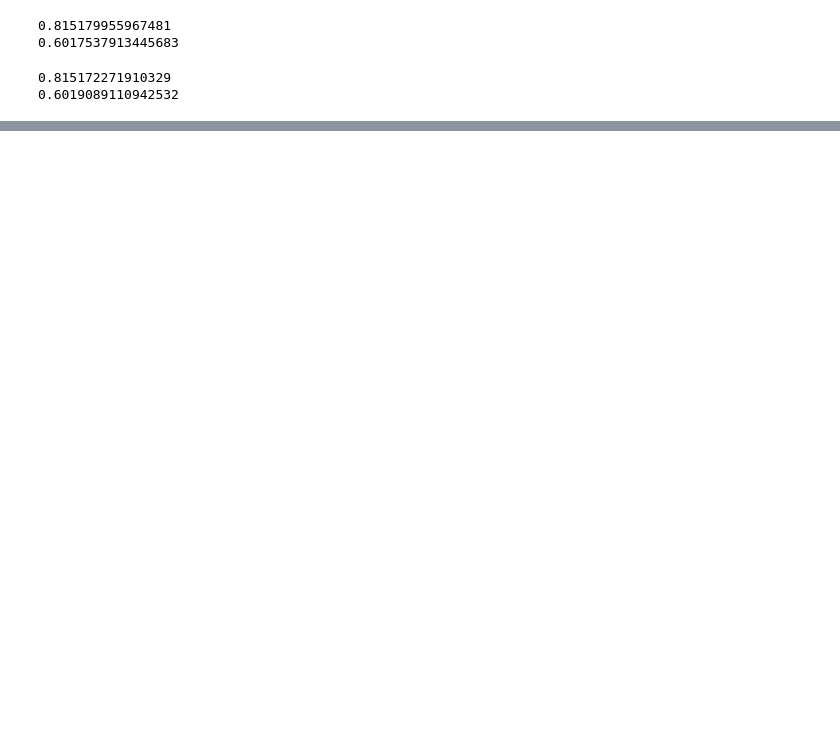
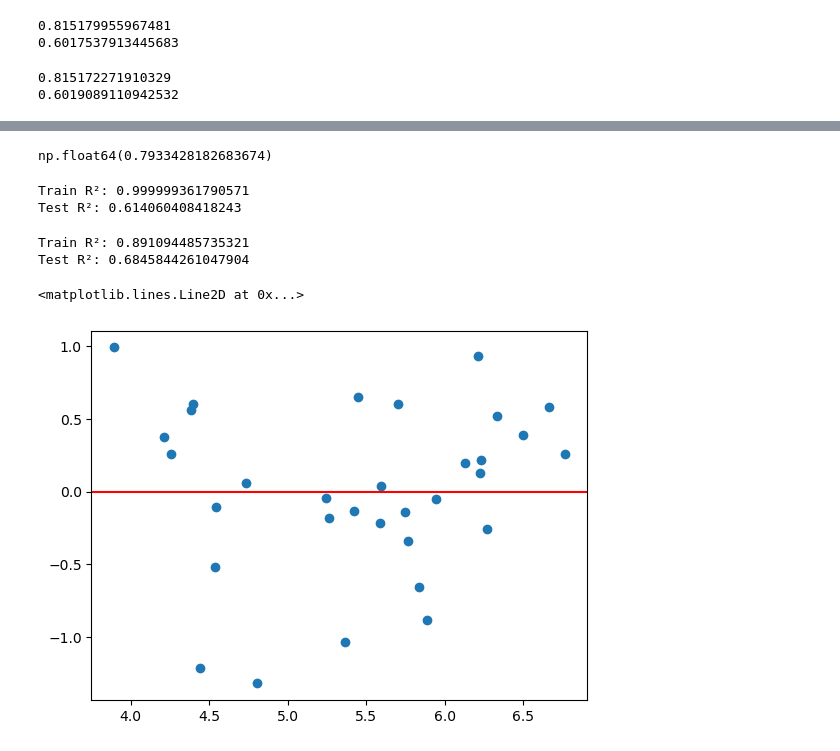
Before and after one commit to arata-katagiri/ds_projects, a Jupyter notebook: world_happiness/world_happiness.ipynb, the cells around one changed output, grey strips where cells are left out. Drawn from its saved outputs; the diff is of its cells as text; code cells hidden in the pictures; blank space fills up the shorter version.

```diff
--- a/world_happiness/world_happiness.ipynb
+++ b/world_happiness/world_happiness.ipynb
@@ -193,0 +211,8 @@ Test R²: 0.636062562371389
+# %%
+from sklearn.model_selection import cross_val_score
+
+best_model = grid.best_estimator_
+
+cross_val_score(best_model, X_train_scaled, y_train, cv=5).mean()
+# %% [output]
+np.float64(0.7933428182683674)
@@ -193,0 +221,37 @@ Test R²: 0.636062562371389
+# %%
+xgb = XGBRegressor()
+
+xgb.fit(X_train_scaled, y_train)
+
+y_pred = xgb.predict(X_test_scaled)
+y_train_pred = xgb.predict(X_train_scaled)
+print("Train R²:", r2_score(y_train, y_train_pred))
+print("Test R²:", r2_score(y_test, y_pred))
+# %% [output]
+Train R²: 0.999999361790571
+Test R²: 0.614060408418243
+# %%
+xgb = XGBRegressor(
+    max_depth=1,
+    n_estimators=300,
+    learning_rate=0.02,
+    subsample=0.8
+)
+# %%
+xgb.fit(X_train_scaled, y_train)
+
+y_pred = xgb.predict(X_test_scaled)
+y_train_pred = xgb.predict(X_train_scaled)
+print("Train R²:", r2_score(y_train, y_train_pred))
+print("Test R²:", r2_score(y_test, y_pred))
+# %% [output]
+Train R²: 0.891094485735321
+Test R²: 0.6845844261047904
+# %%
+residual = y_test - y_pred
+
+plt.scatter(y_pred, residual)
+plt.axhline(0, color='red')
+# %% [output]
+<matplotlib.lines.Line2D at 0x...>
+[figure, added]
```
Also changed, not shown: parts of 15 cells of this notebook.
